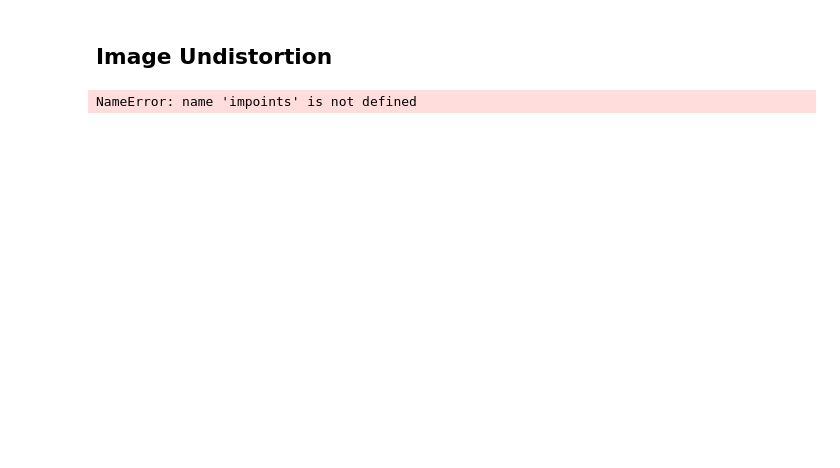
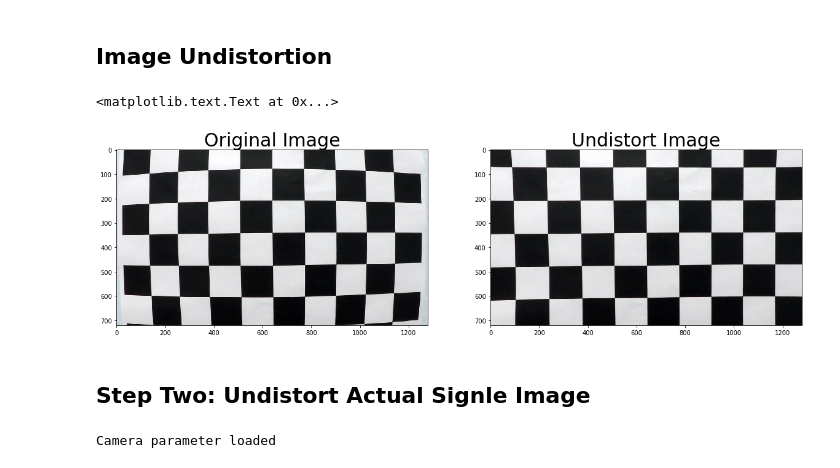
Before and after one commit to NYJiaxing/Udacity-Advance-Lane-Line-Finding-Project, a Jupyter notebook: Advanced Lane Finding.ipynb, the cells around one changed output. Saved outputs shown, nothing was run; the diff lists cells and outputs as text; code cells hidden in the pictures; blank space fills up the shorter version.

```diff
--- a/Advanced Lane Finding.ipynb
+++ b/Advanced Lane Finding.ipynb
@@ -63,25 +63,54 @@ for fname in images:
 # %%
 import pickle
 
 #import an image to test
-img_test = cv2.imread('./camera_cal/calibration1.jpg')
+img_test = cv2.imread('../camera_cal/calibration1.jpg')
 img_size = (img_test.shape[1], img_test.shape[0])
 
 #camera calibration
-ret, mtx, dist, rvecs, tvecs = cv2.calibrateCamera(objpoints, impoints, img_size, None, None)
+ret, mtx, dist, rvecs, tvecs = cv2.calibrateCamera(objpoints, imgpoints, img_size, None, None)
 
 dst = cv2.undistort(img_test, mtx, dist, None, mtx)
-cv2.imwrite('./output_image/undistort_image.jpg',dst)
+cv2.imwrite('../output_image/undistort_image.jpg',dst)
 
 #save the undistortion parameters for further use
-dist = {}
-dist['mtx'] = mtx
-dist['dist'] = dist
-pickle.dump(dist, open('./output_image/camera_mtx_dist.p','wb'))
+dist_pickle = {}
+dist_pickle['mtx'] = mtx
+dist_pickle['dist'] = dist
+pickle.dump(dist_pickle, open('../output_images/camera_mtx_dist.p','wb'))
 f, (ax1, ax2) = plt.subplots(1,2, figsize = (20,10))
 ax1.imshow(img_test)
 ax1.set_title('Original Image', fontsize = 30)
 ax2.imshow(dst)
 ax2.set_title('Undistort Image', fontsize = 30)
 # %% [output]
-NameError: name 'impoints' is not defined
+<matplotlib.text.Text at 0x...>
+[figure, added]
+# %% [markdown]
+## Step Two: Undistort Actual Signle Image
+# %%
+import numpy as np
+import glob
+from skimage import img_as_ubyte
+
+
+def load_video_frames(frames):
+    #load saved camera undistortion parameters
+    with open(frames, 'rb') as pf:
+        data = pickle.load(pf)
+        return data['mtx'], data['dist']
+
+frames = '../output_images/camera_mtx_dist.p'
+mtx, dist = load_video_frames(frames)
+
+assert mtx is not None
+assert mtx.shape == (3,3)
+assert dist is not None
+
+print('Camera parameter loaded')
+
+def undistort_image(img, mtx, dist):
+    """ Undistorts the input image. """
+    return cv2.undistort(img, mtx, dist, None, mtx)
+# %% [output]
+Camera parameter loaded
```
Also changed, not shown: parts of 19 cells of this notebook.
